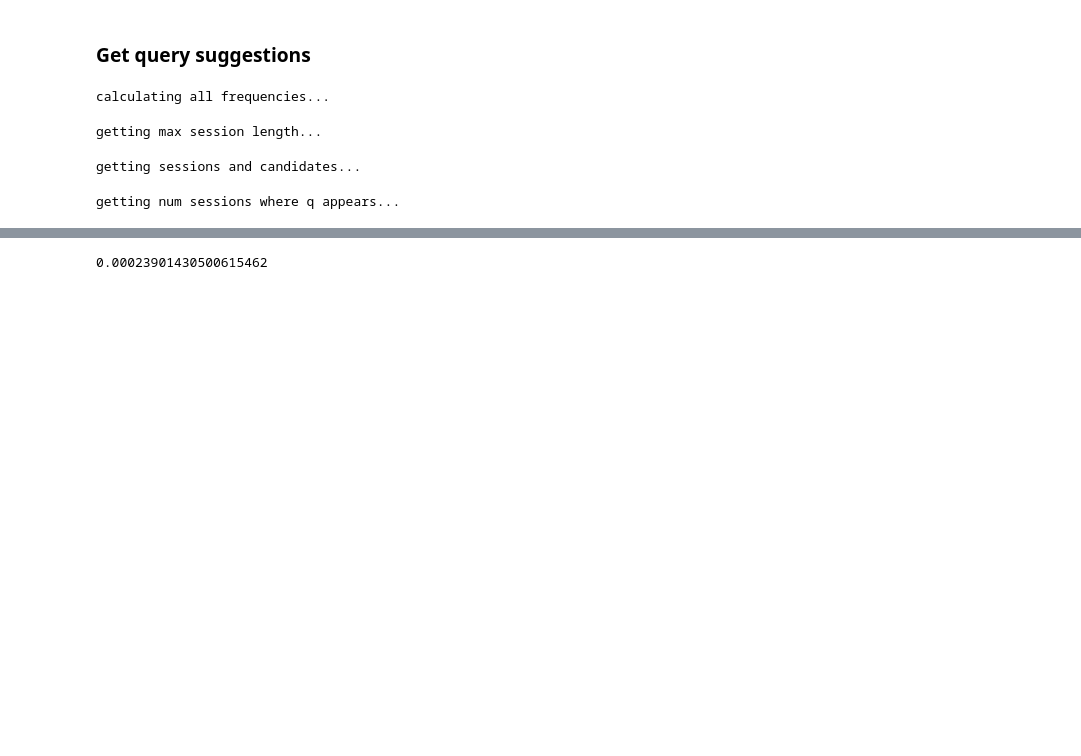
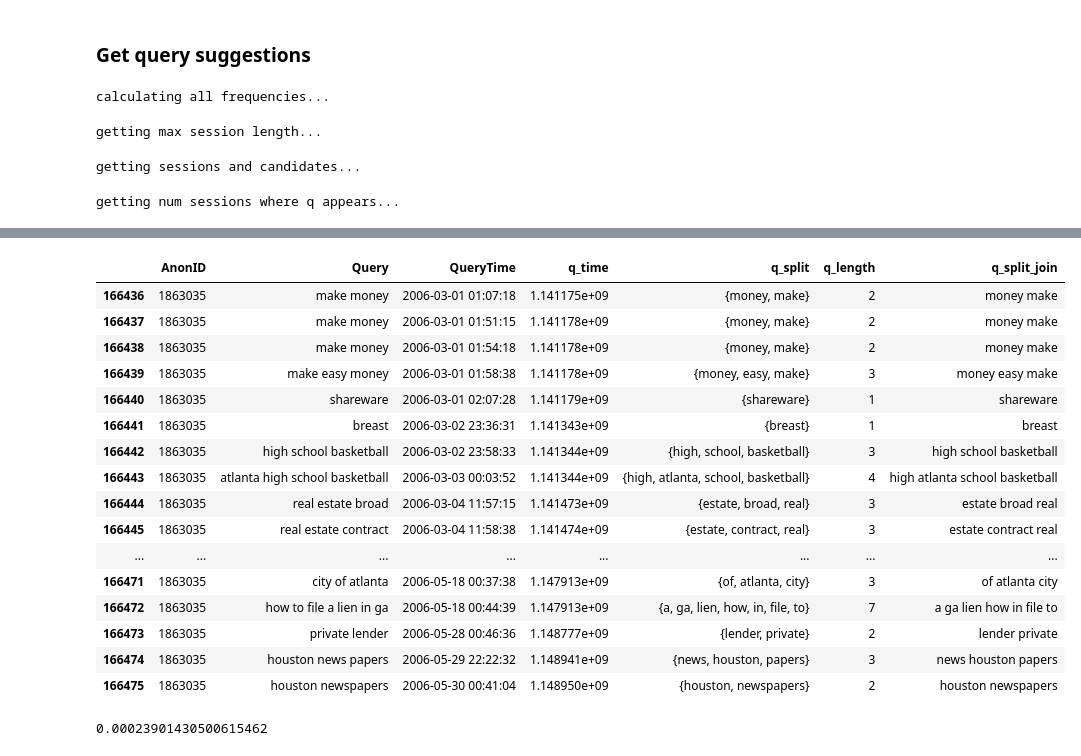
Before and after one commit to stacyblack0/IR-P1, a Jupyter notebook: query-suggestions.ipynb, the cells around one changed output, grey strips where cells are left out. Cells and saved outputs as stored; diff of their text form; code cells hidden in the pictures; blank space fills up the shorter version.

Commit message:
Made a few changes to query suggestions

```diff
--- a/query-suggestions.ipynb
+++ b/query-suggestions.ipynb
@@ -212,3 +215,23 @@ candidates
+# %%
+sessions[sessions['AnonID'] == 1863035]
+# %% [output]
+|  | AnonID | Query | QueryTime | q_time | q_split | q_length | q_split_join |
+| 166436 | 1863035 | make money | 2006-03-01 01:07:18 | 1.141175e+09 | {money, make} | 2 | money make |
+| 166437 | 1863035 | make money | 2006-03-01 01:51:15 | 1.141178e+09 | {money, make} | 2 | money make |
+| 166438 | 1863035 | make money | 2006-03-01 01:54:18 | 1.141178e+09 | {money, make} | 2 | money make |
+| 166439 | 1863035 | make easy money | 2006-03-01 01:58:38 | 1.141178e+09 | {money, easy, make} | 3 | money easy make |
+| 166440 | 1863035 | shareware | 2006-03-01 02:07:28 | 1.141179e+09 | {shareware} | 1 | shareware |
+| 166441 | 1863035 | breast | 2006-03-02 23:36:31 | 1.141343e+09 | {breast} | 1 | breast |
+| 166442 | 1863035 | high school basketball | 2006-03-02 23:58:33 | 1.141344e+09 | {high, school, basketball} | 3 | high school basketball |
+| 166443 | 1863035 | atlanta high school basketball | 2006-03-03 00:03:52 | 1.141344e+09 | {high, atlanta, school, basketball} | 4 | high atlanta school basketball |
+| 166444 | 1863035 | real estate broad | 2006-03-04 11:57:15 | 1.141473e+09 | {estate, broad, real} | 3 | estate broad real |
+| 166445 | 1863035 | real estate contract | 2006-03-04 11:58:38 | 1.141474e+09 | {estate, contract, real} | 3 | estate contract real |
+| ... | ... | ... | ... | ... | ... | ... | ... |
+| 166471 | 1863035 | city of atlanta | 2006-05-18 00:37:38 | 1.147913e+09 | {of, atlanta, city} | 3 | of atlanta city |
+| 166472 | 1863035 | how to file a lien in ga | 2006-05-18 00:44:39 | 1.147913e+09 | {a, ga, lien, how, in, file, to} | 7 | a ga lien how in file to |
+| 166473 | 1863035 | private lender | 2006-05-28 00:46:36 | 1.148777e+09 | {lender, private} | 2 | lender private |
+| 166474 | 1863035 | houston news papers | 2006-05-29 22:22:32 | 1.148941e+09 | {news, houston, papers} | 3 | news houston papers |
+| 166475 | 1863035 | houston newspapers | 2006-05-30 00:41:04 | 1.148950e+09 | {houston, newspapers} | 2 | houston newspapers |
 # %%
 score('make money fast', query)
 # %% [output]
```
Also changed, not shown: parts of 8 cells of this notebook, 1 other file.
